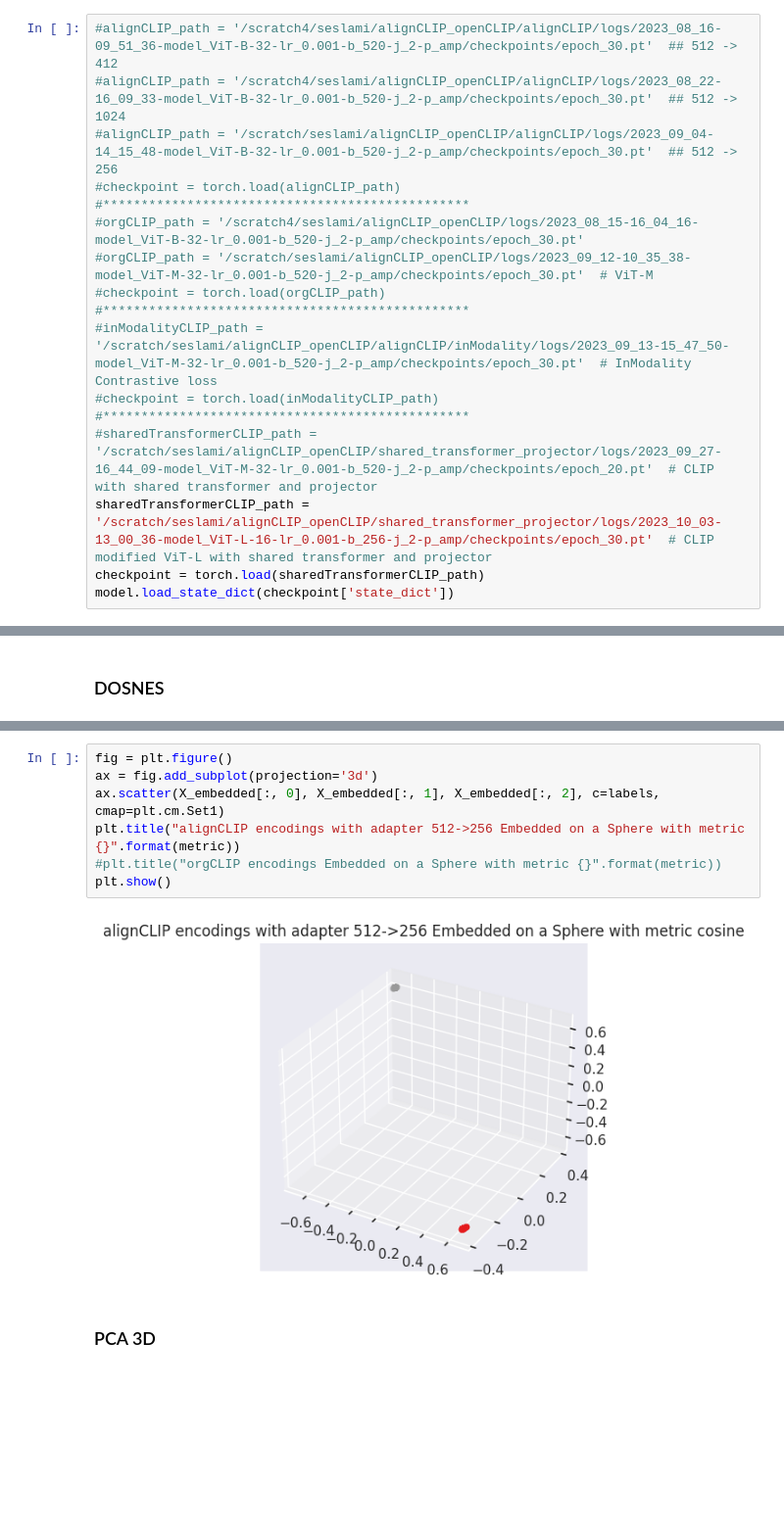
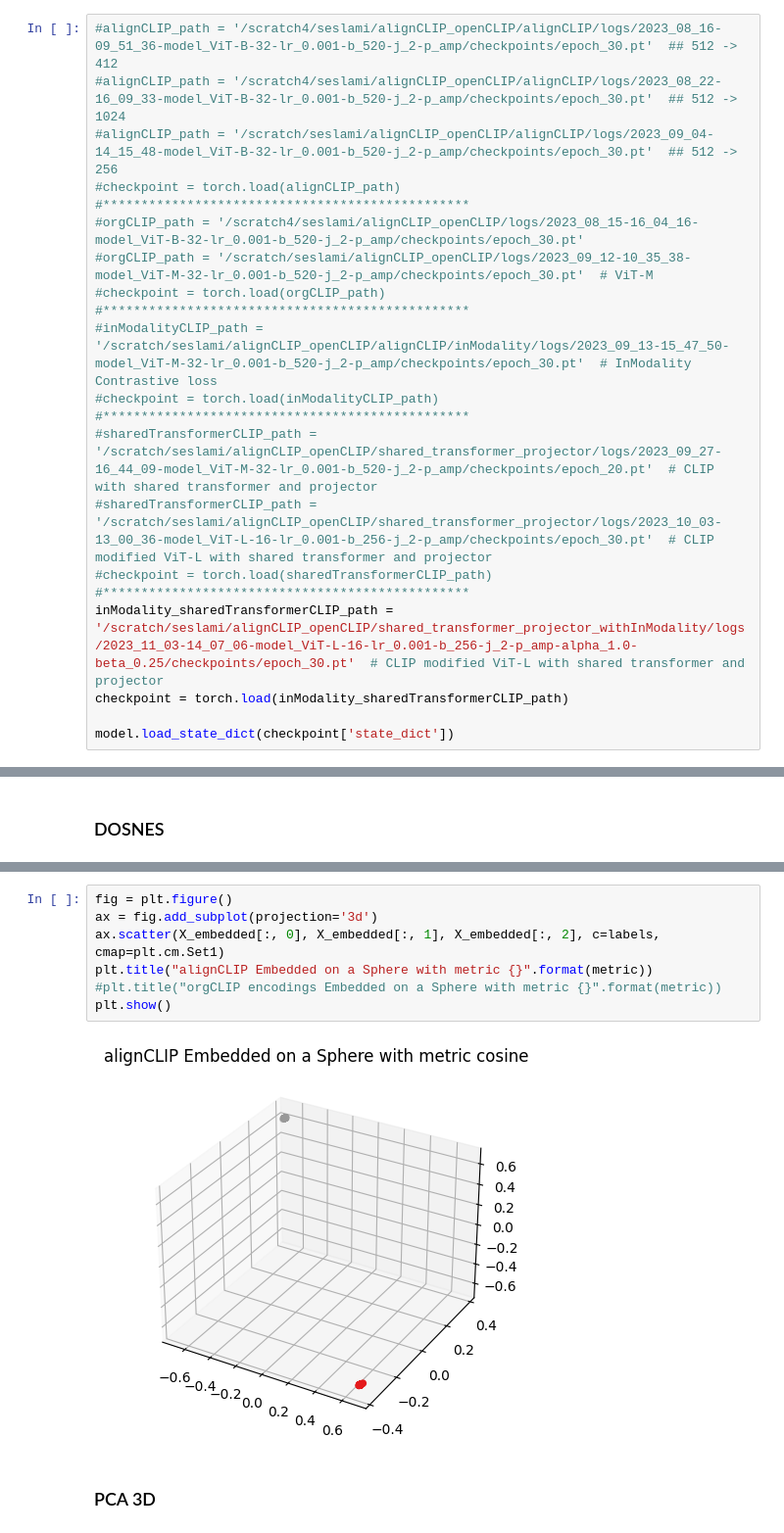
Before and after one commit to sarahESL/open_clip, a Jupyter notebook: src/alignment_separation_scores.ipynb, the cells around one changed output, grey strips where cells are left out. Shown at 98% size. Cells and saved outputs as stored; diff of their text form; blank space fills up the shorter version.

Commit message:
Add contrastive in modality loss plus clip loss

```diff
--- a/src/alignment_separation_scores.ipynb
+++ b/src/alignment_separation_scores.ipynb
@@ -79,8 +79,12 @@ model, _, preprocess = open_clip.create_model_and_transforms(model_name, device=
 #checkpoint = torch.load(inModalityCLIP_path)
 #************************************************
 #sharedTransformerCLIP_path = '/scratch/seslami/alignCLIP_openCLIP/shared_transformer_projector/logs/2023_09_27-16_44_09-model_ViT-M-32-lr_0.001-b_520-j_2-p_amp/checkpoints/epoch_20.pt'  # CLIP with shared transformer and projector
-sharedTransformerCLIP_path = '/scratch/seslami/alignCLIP_openCLIP/shared_transformer_projector/logs/2023_10_03-13_00_36-model_ViT-L-16-lr_0.001-b_256-j_2-p_amp/checkpoints/epoch_30.pt'  # CLIP modified ViT-L with shared transformer and projector
-checkpoint = torch.load(sharedTransformerCLIP_path)
+#sharedTransformerCLIP_path = '/scratch/seslami/alignCLIP_openCLIP/shared_transformer_projector/logs/2023_10_03-13_00_36-model_ViT-L-16-lr_0.001-b_256-j_2-p_amp/checkpoints/epoch_30.pt'  # CLIP modified ViT-L with shared transformer and projector
+#checkpoint = torch.load(sharedTransformerCLIP_path)
+#************************************************
+inModality_sharedTransformerCLIP_path = '/scratch/seslami/alignCLIP_openCLIP/shared_transformer_projector_withInModality/logs/2023_11_03-14_07_06-model_ViT-L-16-lr_0.001-b_256-j_2-p_amp-alpha_1.0-beta_0.25/checkpoints/epoch_30.pt'  # CLIP modified ViT-L with shared transformer and projector
+checkpoint = torch.load(inModality_sharedTransformerCLIP_path)
+
 model.load_state_dict(checkpoint['state_dict'])
 # %% [output]
 <All keys matched successfully>
@@ -188,12 +192,12 @@ Iteration 990 : error is 2.3803181647963356e-13
 # %%
 fig = plt.figure()
 ax = fig.add_subplot(projection='3d')
 ax.scatter(X_embedded[:, 0], X_embedded[:, 1], X_embedded[:, 2], c=labels, cmap=plt.cm.Set1)
-plt.title("alignCLIP encodings with adapter 512->256 Embedded on a Sphere with metric {}".format(metric))
+plt.title("alignCLIP Embedded on a Sphere with metric {}".format(metric))
 #plt.title("orgCLIP encodings Embedded on a Sphere with metric {}".format(metric))
 plt.show()
 # %% [output]
-[figure, old version]
+[figure, new version]
 # %% [markdown]
 ### PCA 3D
 # %%
```
Also changed, not shown: parts of 5 cells of this notebook, 5 other files.
